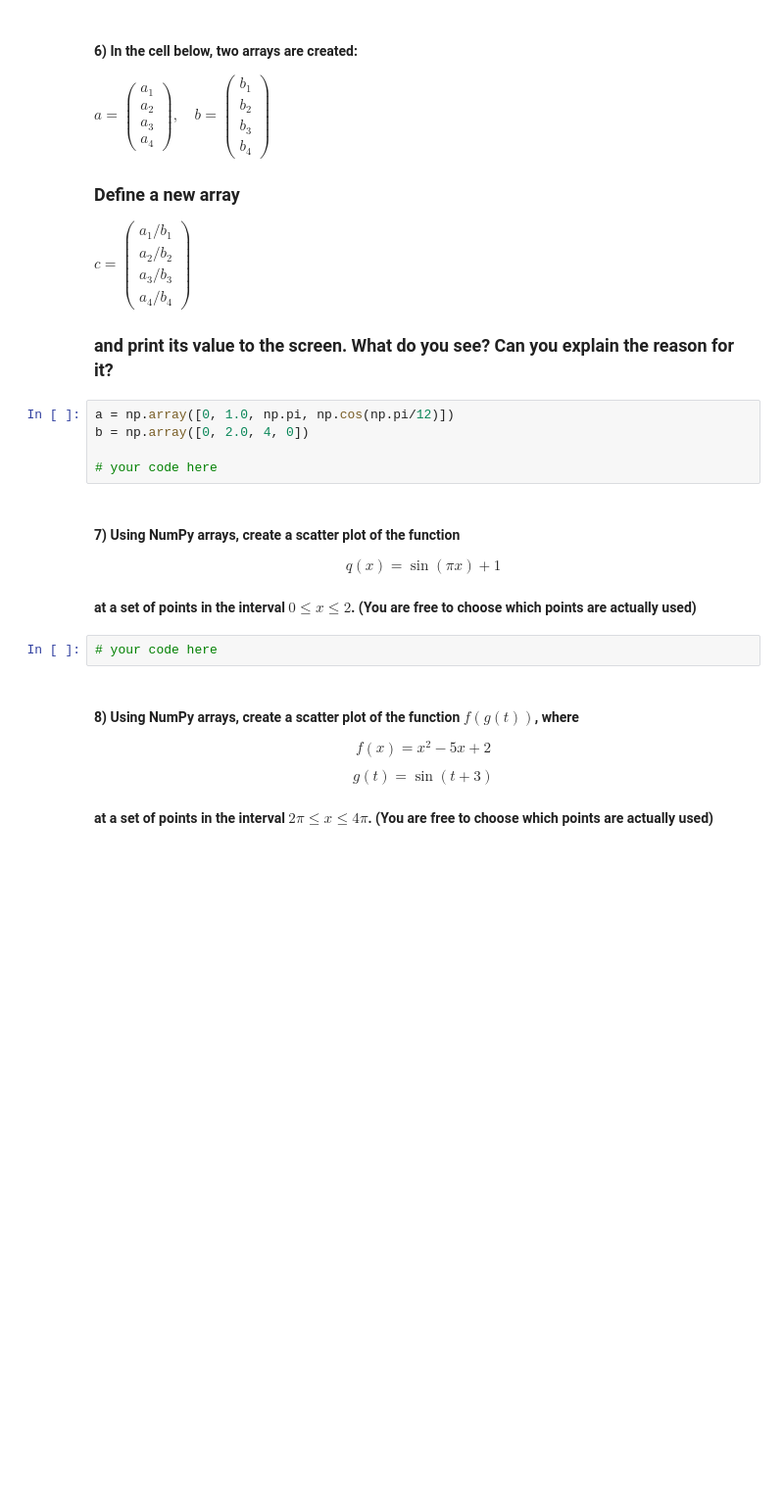
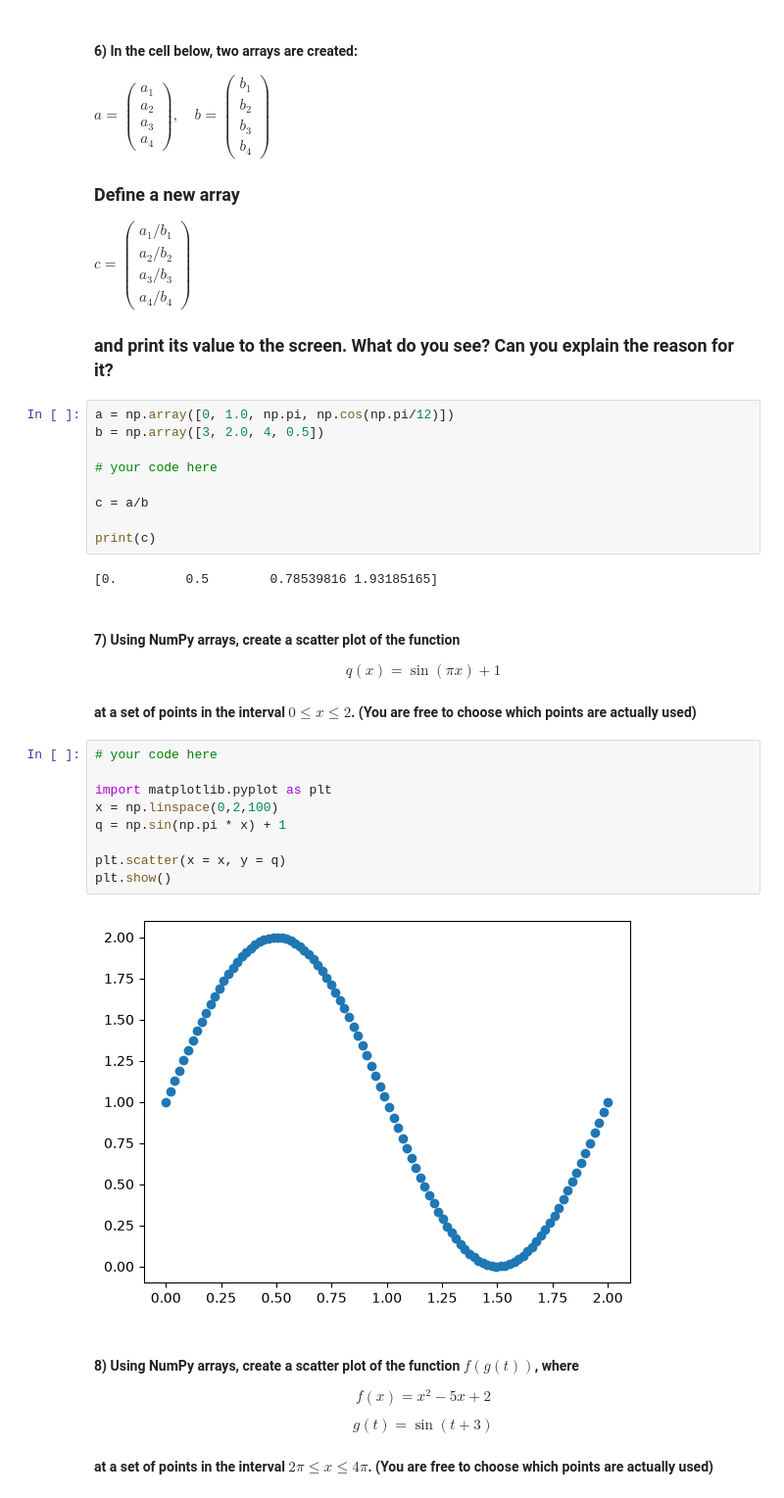
Before and after one commit to aashviagarwal/datasci151fall2026, a Jupyter notebook: lecture_04_other_sequence_objects/Lecture04 classnotes.ipynb, the cells around one changed output. Shown at 98% size. Drawn from its saved outputs; the diff is of its cells as text; blank space fills up the shorter version.

```diff
--- a/lecture_04_other_sequence_objects/Lecture04 classnotes.ipynb
+++ b/lecture_04_other_sequence_objects/Lecture04 classnotes.ipynb
@@ -579,9 +632,15 @@ $c = \begin{pmatrix} a_1/b_1\\ a_2/b_2\\ a_3/b_3\\a_4/b_4\end{pmatrix}$
 ### and print its value to the screen. What do you see? Can you explain the reason for it?
 # %%
 a = np.array([0, 1.0, np.pi, np.cos(np.pi/12)])
-b = np.array([0, 2.0, 4, 0])
+b = np.array([3, 2.0, 4, 0.5])
 
 # your code here
+
+c = a/b
+
+print(c)
+# %% [output]
+[0.         0.5        0.78539816 1.93185165]
 # %% [markdown]
 #### **7)** Using NumPy arrays, create a scatter plot of the function
 
@@ -590,6 +649,15 @@ $$q(x) = \sin(\pi x) + 1$$
 #### at a set of points in the interval $0 \leq x \leq 2$. (You are free to choose which points are actually used)
 # %%
 # your code here
+
+import matplotlib.pyplot as plt
+x = np.linspace(0,2,100)
+q = np.sin(np.pi * x) + 1
+
+plt.scatter(x = x, y = q)
+plt.show()
+# %% [output]
+[figure, added]
 # %% [markdown]
 #### **8)** Using NumPy arrays, create a scatter plot of the function $f(g(t))$, where
 
```
Also changed, not shown: parts of 10 cells of this notebook, 1 other file.
